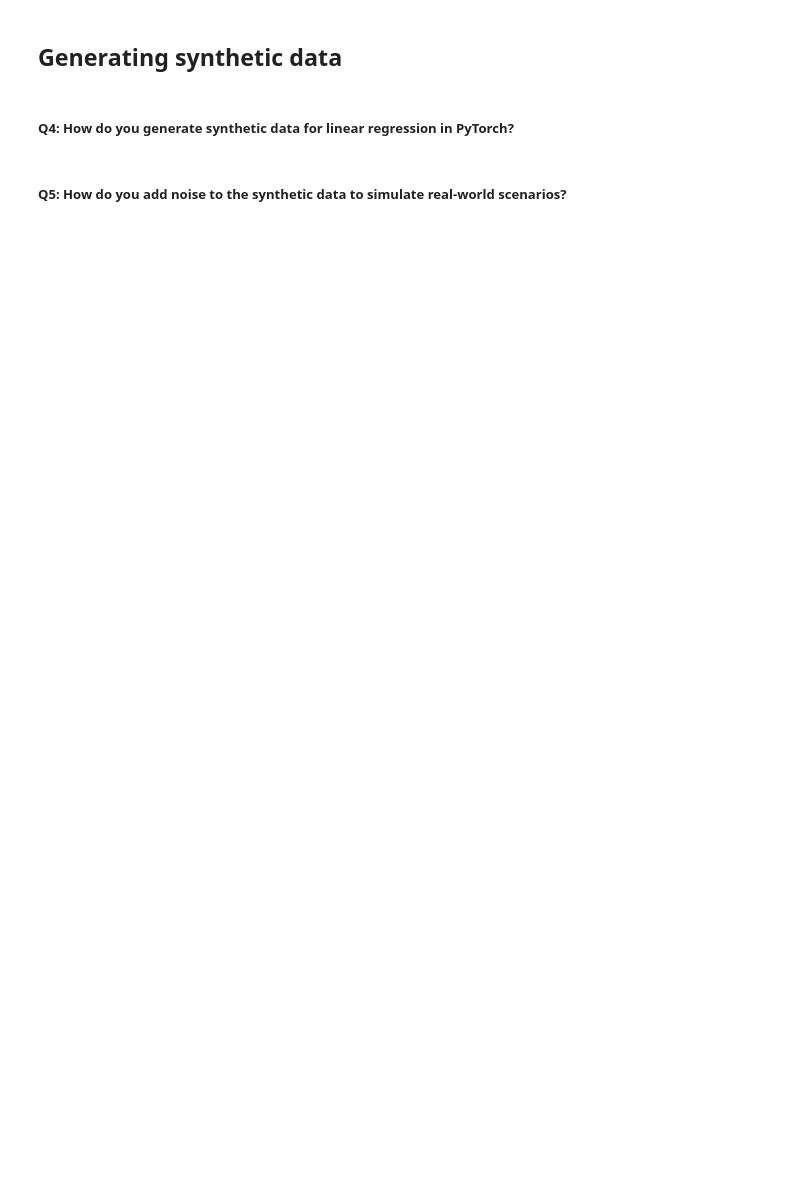
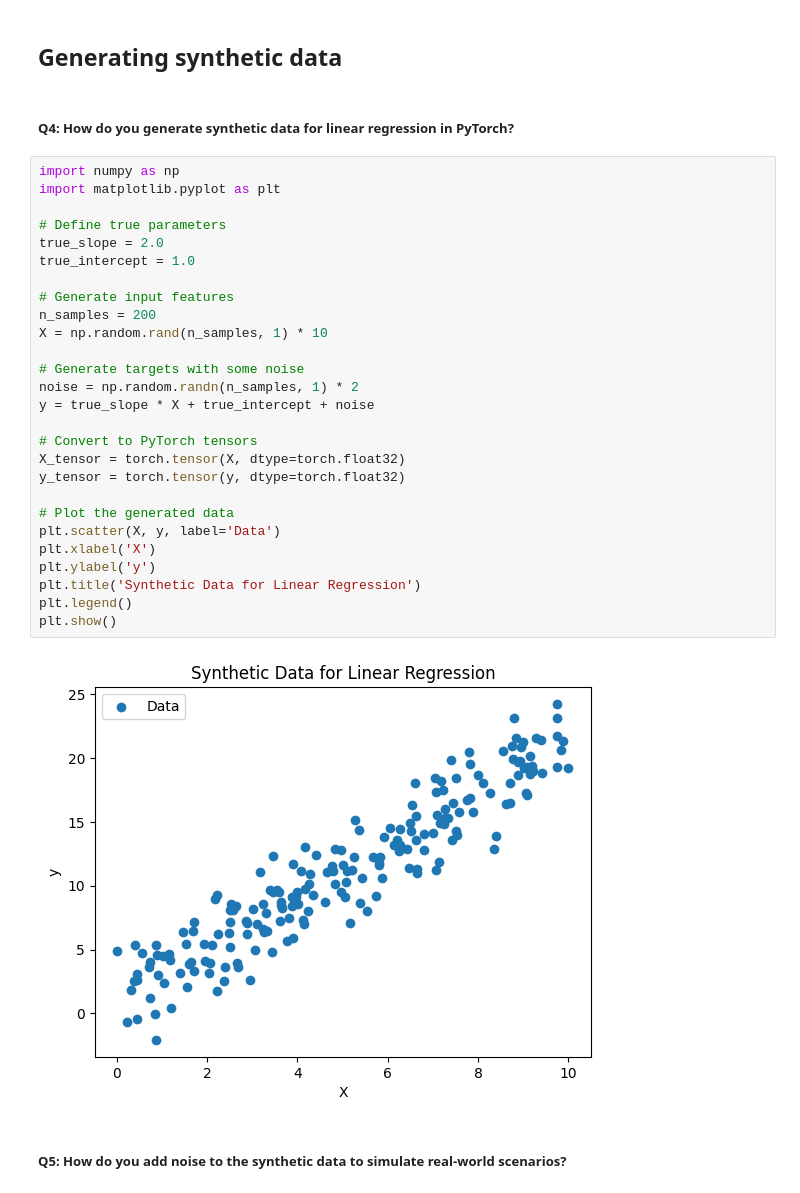
Before and after one commit to fellmir/pyTorchBasis, a Jupyter notebook: 00-basic-examples/example1/01-notebooks/02_linear_regression.ipynb, the cells around one changed output. Cells and saved outputs as stored; diff of their text form; blank space fills up the shorter version.

```diff
--- a/00-basic-examples/example1/01-notebooks/02_linear_regression.ipynb
+++ b/00-basic-examples/example1/01-notebooks/02_linear_regression.ipynb
@@ -201,5 +212,34 @@ This equation is known as the **normal equation** and provides the least-squares
 ## Generating synthetic data
 # %% [markdown]
 ##### **Q4: How do you generate synthetic data for linear regression in PyTorch?**
+# %%
+import numpy as np
+import matplotlib.pyplot as plt
+
+# Define true parameters
+true_slope = 2.0
+true_intercept = 1.0
+
+# Generate input features
+n_samples = 200
+X = np.random.rand(n_samples, 1) * 10
+
+# Generate targets with some noise
+noise = np.random.randn(n_samples, 1) * 2
+y = true_slope * X + true_intercept + noise
+
+# Convert to PyTorch tensors
+X_tensor = torch.tensor(X, dtype=torch.float32)
+y_tensor = torch.tensor(y, dtype=torch.float32)
+
+# Plot the generated data
+plt.scatter(X, y, label='Data')
+plt.xlabel('X')
+plt.ylabel('y')
+plt.title('Synthetic Data for Linear Regression')
+plt.legend()
+plt.show()
+# %% [output]
+[figure, added]
 # %% [markdown]
 ##### **Q5: How do you add noise to the synthetic data to simulate real-world scenarios?**
```
Also changed, not shown: parts of 76 cells of this notebook.
